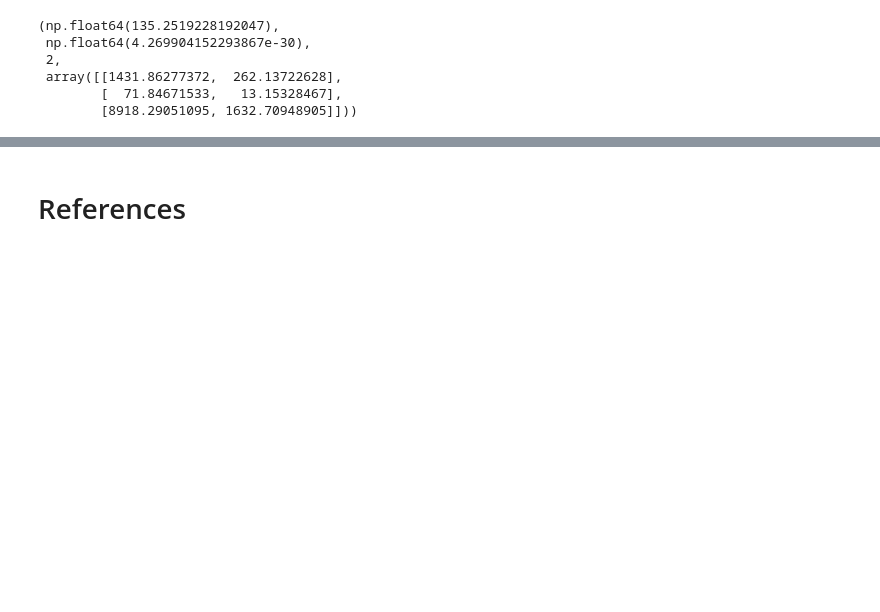
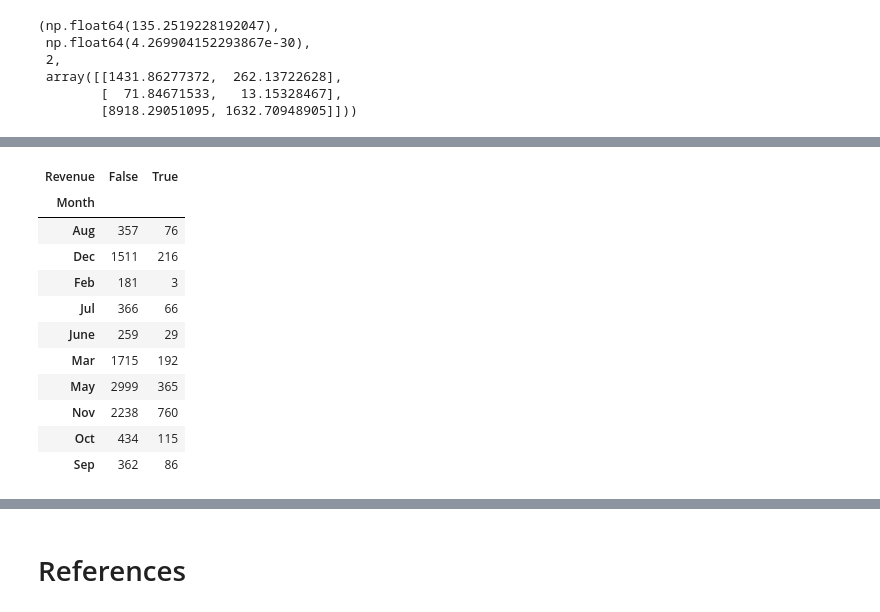
Before and after one commit to 2026362-Silvia/Statistic, a Jupyter notebook: 2nd Assessment/2026362_SilviaSolanoMarchini_Statistic_2ndAssesment.ipynb, the cells around one changed output, grey strips where cells are left out. Drawn from its saved outputs; the diff is of its cells as text; code cells hidden in the pictures; blank space fills up the shorter version.

```diff
--- a/2nd Assessment/2026362_SilviaSolanoMarchini_Statistic_2ndAssesment.ipynb
+++ b/2nd Assessment/2026362_SilviaSolanoMarchini_Statistic_2ndAssesment.ipynb
@@ -983,0 +1113,16 @@ chi2_stat, p_value, df_scipy, expected_scipy
+# %%
+observed_df3 = pd.crosstab(df["Month"], df["Revenue"])
+observed_df3
+# %% [output]
+| Revenue | False | True |
+| Month |  |  |
+| Aug | 357 | 76 |
+| Dec | 1511 | 216 |
+| Feb | 181 | 3 |
+| Jul | 366 | 66 |
+| June | 259 | 29 |
+| Mar | 1715 | 192 |
+| May | 2999 | 365 |
+| Nov | 2238 | 760 |
+| Oct | 434 | 115 |
+| Sep | 362 | 86 |
```
Also changed, not shown: parts of 30 cells of this notebook.
